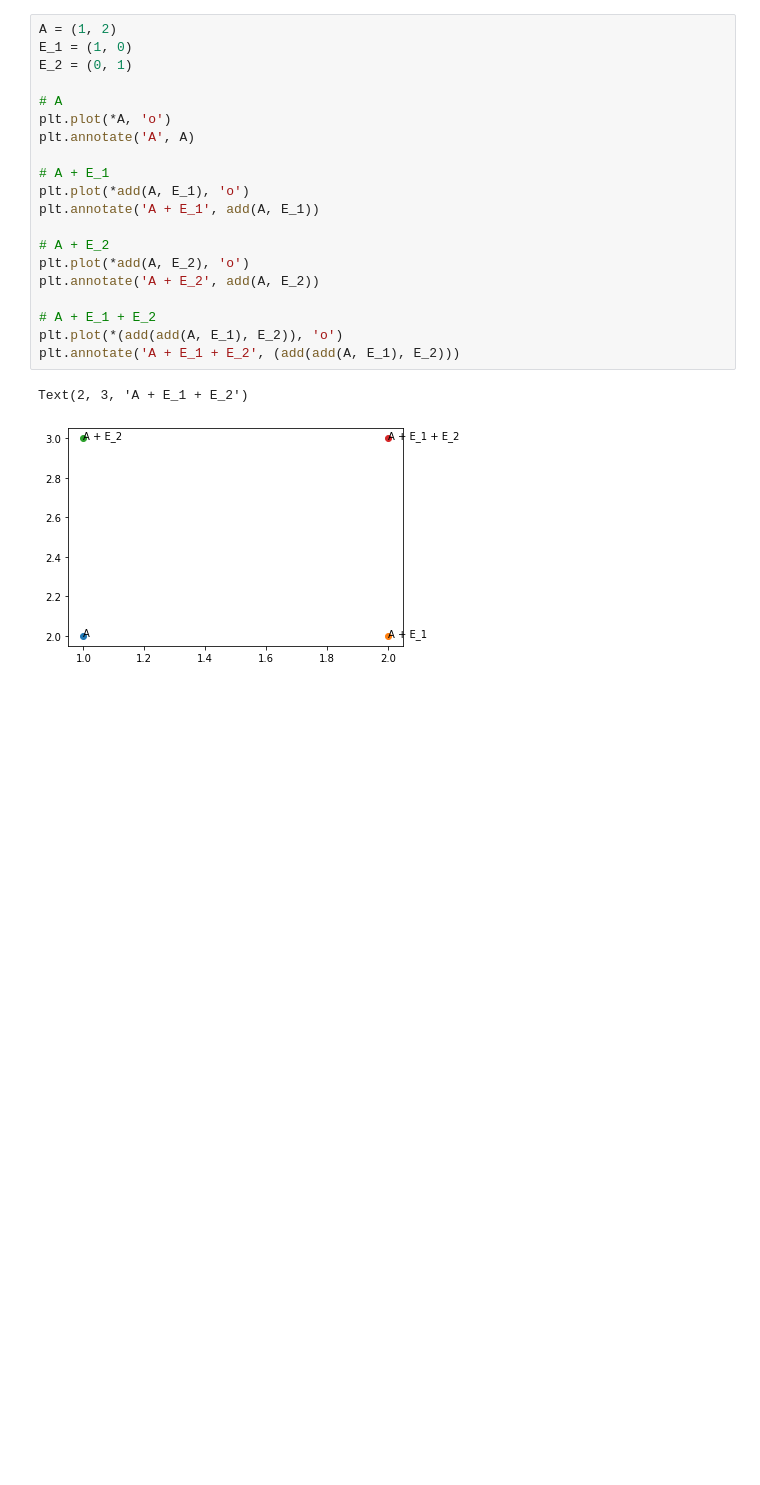
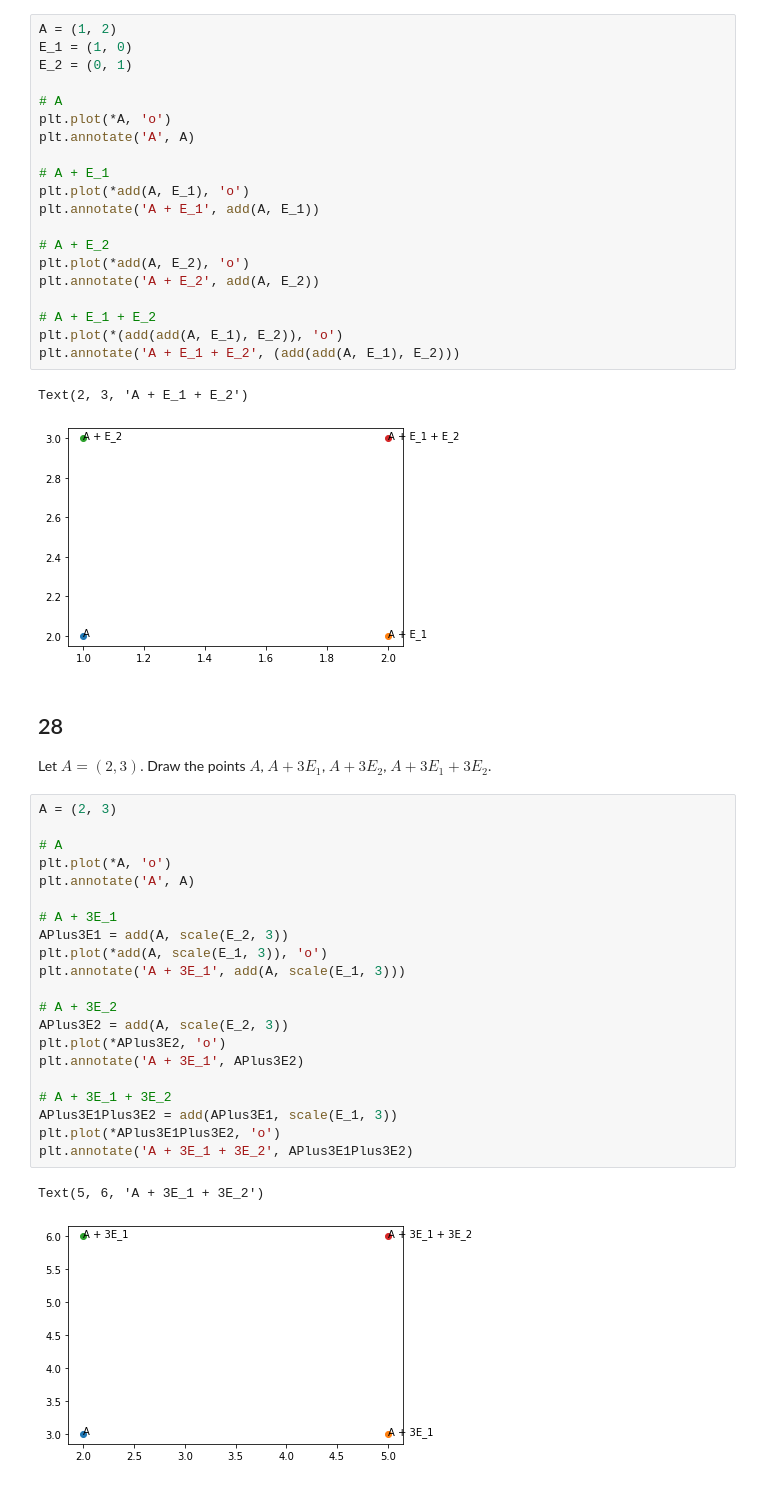
Before and after one commit to zackads/basic-mathematics, a Jupyter notebook: chapter-9/2-addition-subtraction-and-parallelogram-law.ipynb, the cells around one changed output. Saved outputs shown, nothing was run; the diff lists cells and outputs as text; blank space fills up the shorter version.

```diff
--- a/chapter-9/2-addition-subtraction-and-parallelogram-law.ipynb
+++ b/chapter-9/2-addition-subtraction-and-parallelogram-law.ipynb
@@ -774,3 +774,31 @@ plt.annotate('A + E_1 + E_2', (add(add(A, E_1), E_2)))
 # %% [output]
 Text(2, 3, 'A + E_1 + E_2')
 [figure]
+# %% [markdown]
+## 28
+
+Let $A = (2, 3)$.  Draw the points $A$, $A + 3E_1$, $A + 3E_2$, $A + 3E_1 + 3E_2$.
+# %%
+A = (2, 3)
+
+# A
+plt.plot(*A, 'o')
+plt.annotate('A', A)
+
+# A + 3E_1
+APlus3E1 = add(A, scale(E_2, 3))
+plt.plot(*add(A, scale(E_1, 3)), 'o')
+plt.annotate('A + 3E_1', add(A, scale(E_1, 3)))
+
+# A + 3E_2
+APlus3E2 = add(A, scale(E_2, 3))
+plt.plot(*APlus3E2, 'o')
+plt.annotate('A + 3E_1', APlus3E2)
+
+# A + 3E_1 + 3E_2
+APlus3E1Plus3E2 = add(APlus3E1, scale(E_1, 3))
+plt.plot(*APlus3E1Plus3E2, 'o')
+plt.annotate('A + 3E_1 + 3E_2', APlus3E1Plus3E2)
+# %% [output]
+Text(5, 6, 'A + 3E_1 + 3E_2')
+[figure, added]
```
